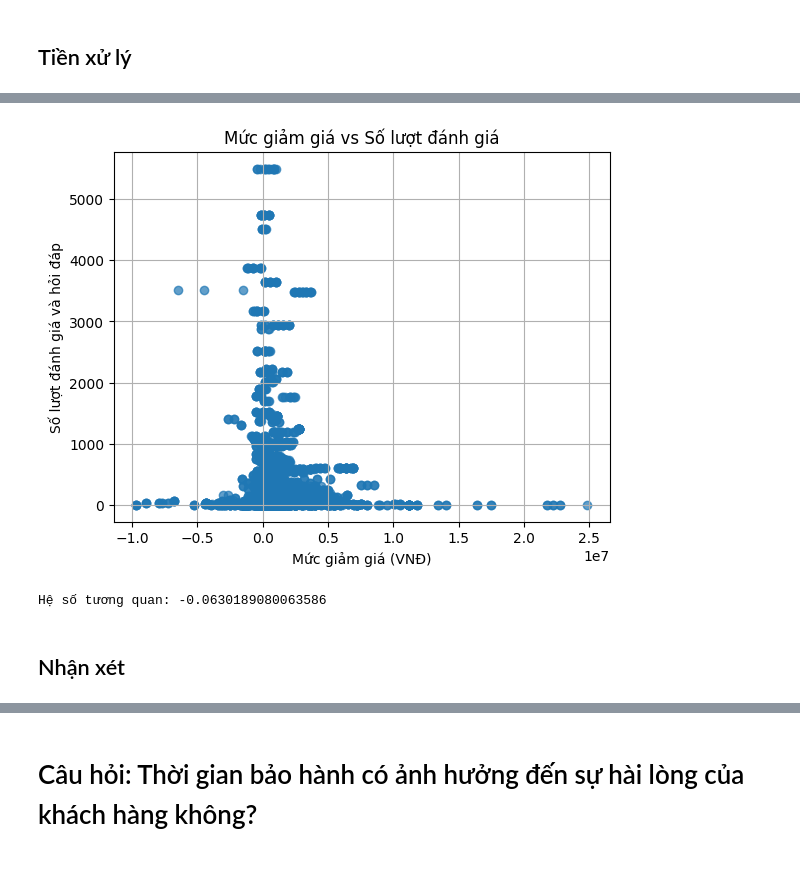
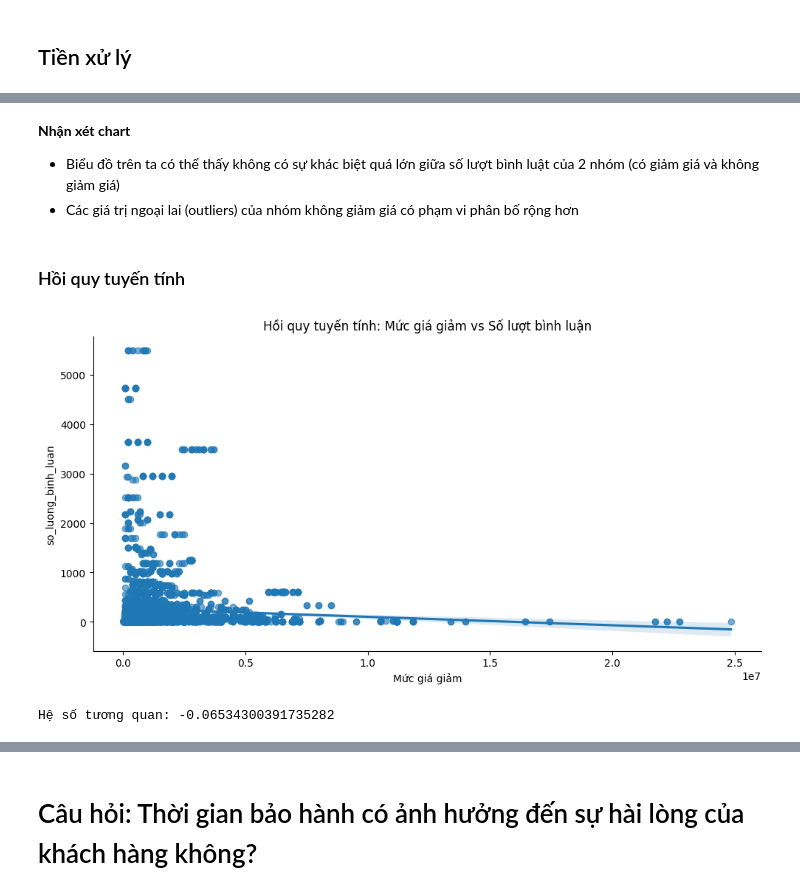
Before and after one commit to Yogurt01/G2_IntroToDataScience_CQ2022-21_Lab, a Jupyter notebook: notebooks/3.0-data-analyzing.ipynb, the cells around one changed output, grey strips where cells are left out. Saved outputs shown, nothing was run; the diff lists cells and outputs as text; code cells hidden in the pictures; blank space fills up the shorter version.

Commit message:
Merge code in 3.0-data-analyzing.ipynb
Without delete any files.

```diff
--- a/notebooks/3.0-data-analyzing.ipynb
+++ b/notebooks/3.0-data-analyzing.ipynb
@@ -124,17 +151,18 @@ Name: so_luong_binh_luan, dtype: float64
+# %% [markdown]
+**Nhận xét chart**
+- Biểu đồ trên ta có thể thấy không có sự khác biệt quá lớn giữa số lượt bình luật của 2 nhóm (có giảm giá và không giảm giá)
+- Các giá trị ngoại lai (outliers) của nhóm không giảm giá có phạm vi phân bố rộng hơn
+# %% [markdown]
+### Hồi quy tuyến tính
 # %%
-# Vẽ biểu đồ phân tán: Mức giảm giá với Số lượt đánh giá
-plt.scatter(df['Mức giá giảm'], df['so_luong_binh_luan'], alpha=0.7)
-plt.title("Mức giảm giá vs Số lượt đánh giá")
-plt.xlabel("Mức giảm giá (VNĐ)")
-plt.ylabel("Số lượt đánh giá và hỏi đáp")
-plt.grid(True)
+df_true = df[df['Mức giá giảm'] > 0]
+sns.lmplot(x='Mức giá giảm', y='so_luong_binh_luan', data=df_true, aspect=2, scatter_kws={'alpha': 0.6})
+plt.title("Hồi quy tuyến tính: Mức giá giảm vs Số lượt bình luận")
 plt.show()
 
 #Hệ số tương quan
 correlation = df['Mức giá giảm'].corr(df['so_luong_binh_luan'])
 print(f'Hệ số tương quan: {correlation}')
 # %% [output]
-[figure, old version]
+[figure, new version]
-Hệ số tương quan: -0.0630189080063586
+Hệ số tương quan: -0.06534300391735282
-# %% [markdown]
-## Nhận xét
```
Also changed, not shown: parts of 74 cells of this notebook.
